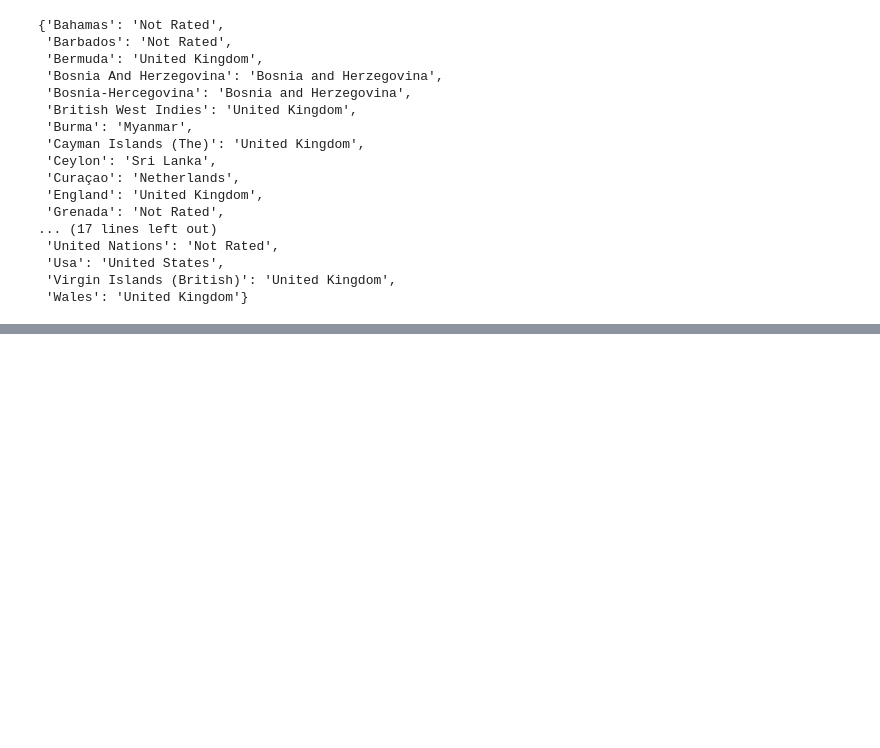
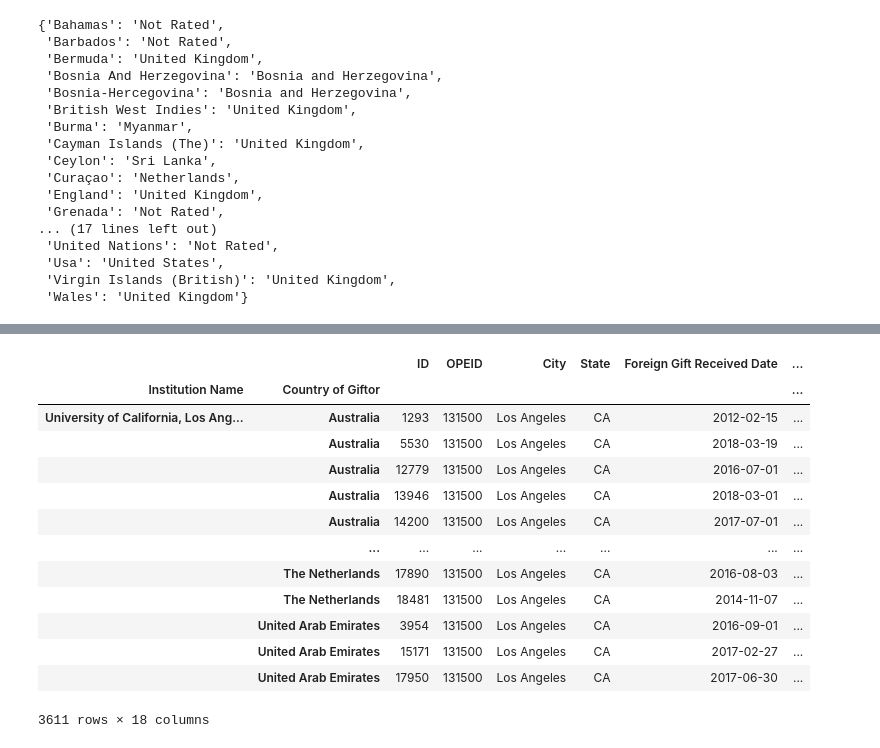
Before and after one commit to thewchan/US-HigherEd_Foreign_Donations, a Jupyter notebook: foreign_donations.ipynb, the cells around one changed output, grey strips where cells are left out. Drawn from its saved outputs; the diff is of its cells as text; code cells hidden in the pictures; blank space fills up the shorter version.

```diff
--- a/foreign_donations.ipynb
+++ b/foreign_donations.ipynb
@@ -337,0 +499,18 @@ countries_dict
+# %%
+UCLA_df = merged_df.query('`Institution Name` == "University of California, Los Angeles"').reset_index().set_index(['Institution Name', 'Country of Giftor'])
+UCLA_df
+# %% [output]
+|  |  | ID | OPEID | City | State | Foreign Gift Received Date | ... |
+| Institution Name | Country of Giftor |  |  |  |  |  | ... |
+| University of California, Los Ang... | Australia | 1293 | 131500 | Los Angeles | CA | 2012-02-15 | ... |
+|  | Australia | 5530 | 131500 | Los Angeles | CA | 2018-03-19 | ... |
+|  | Australia | 12779 | 131500 | Los Angeles | CA | 2016-07-01 | ... |
+|  | Australia | 13946 | 131500 | Los Angeles | CA | 2018-03-01 | ... |
+|  | Australia | 14200 | 131500 | Los Angeles | CA | 2017-07-01 | ... |
+|  | ... | ... | ... | ... | ... | ... | ... |
+|  | The Netherlands | 17890 | 131500 | Los Angeles | CA | 2016-08-03 | ... |
+|  | The Netherlands | 18481 | 131500 | Los Angeles | CA | 2014-11-07 | ... |
+|  | United Arab Emirates | 3954 | 131500 | Los Angeles | CA | 2016-09-01 | ... |
+|  | United Arab Emirates | 15171 | 131500 | Los Angeles | CA | 2017-02-27 | ... |
+|  | United Arab Emirates | 17950 | 131500 | Los Angeles | CA | 2017-06-30 | ... |
+3611 rows × 18 columns
```
Also changed, not shown: parts of 22 cells of this notebook, 1 other file.
